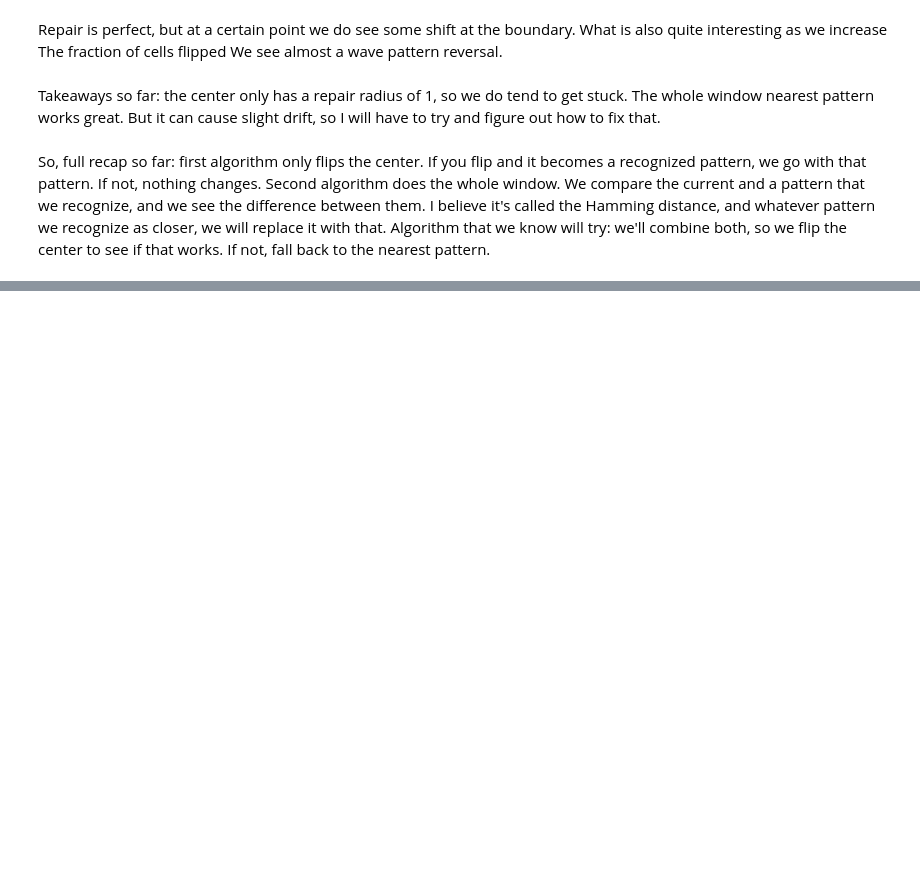
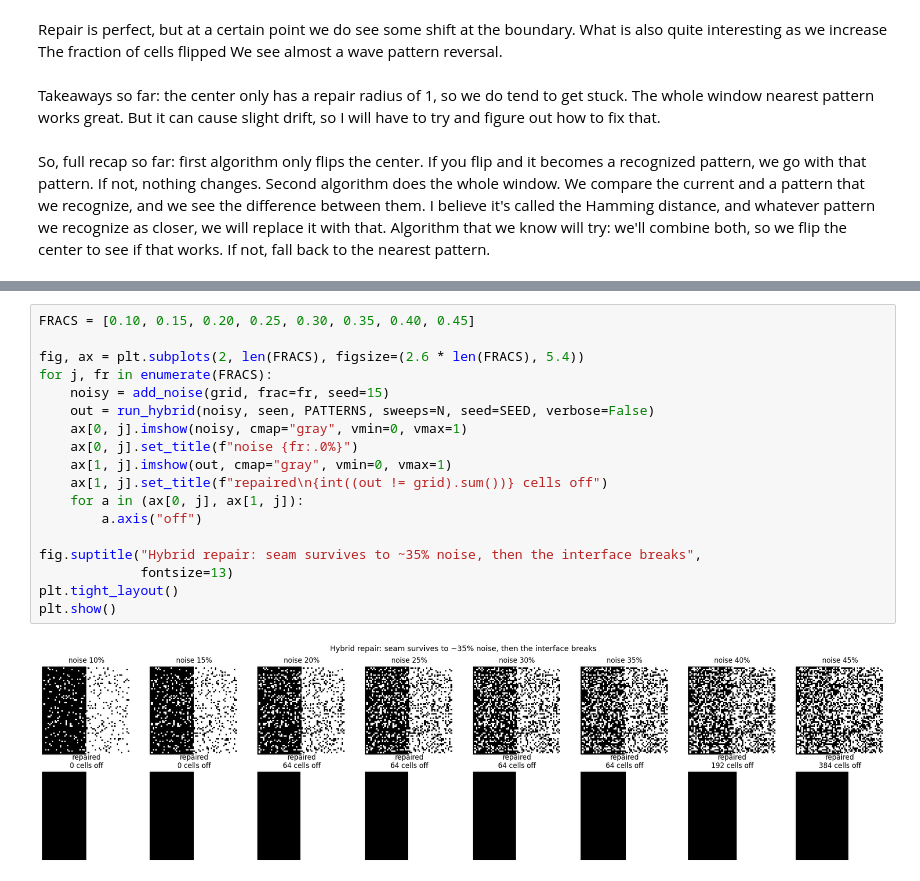
Before and after one commit to ioanb16/Growing-virtual-materials-cellular-automata-meets-geostatistics, a Jupyter notebook: notebooks/testing_split_grids.ipynb, the cells around one changed output, grey strips where cells are left out. Drawn from its saved outputs; the diff is of its cells as text; blank space fills up the shorter version.

```diff
--- a/notebooks/testing_split_grids.ipynb
+++ b/notebooks/testing_split_grids.ipynb
@@ -305,0 +480,20 @@ Algorithm that we know will try: we'll combine both, so we flip the center to se
+# %%
+FRACS = [0.10, 0.15, 0.20, 0.25, 0.30, 0.35, 0.40, 0.45]
+
+fig, ax = plt.subplots(2, len(FRACS), figsize=(2.6 * len(FRACS), 5.4))
+for j, fr in enumerate(FRACS):
+    noisy = add_noise(grid, frac=fr, seed=15)
+    out = run_hybrid(noisy, seen, PATTERNS, sweeps=N, seed=SEED, verbose=False)
+    ax[0, j].imshow(noisy, cmap="gray", vmin=0, vmax=1)
+    ax[0, j].set_title(f"noise {fr:.0%}")
+    ax[1, j].imshow(out, cmap="gray", vmin=0, vmax=1)
+    ax[1, j].set_title(f"repaired\n{int((out != grid).sum())} cells off")
+    for a in (ax[0, j], ax[1, j]):
+        a.axis("off")
+
+fig.suptitle("Hybrid repair: seam survives to ~35% noise, then the interface breaks",
+             fontsize=13)
+plt.tight_layout()
+plt.show()
+# %% [output]
+[figure, added]
```
Also changed, not shown: parts of 59 cells of this notebook.
